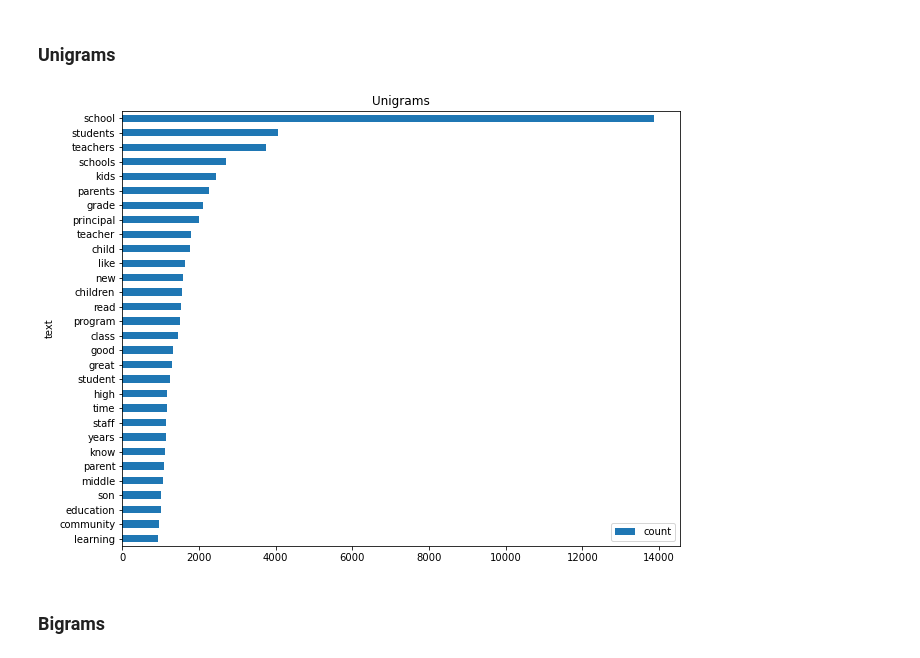
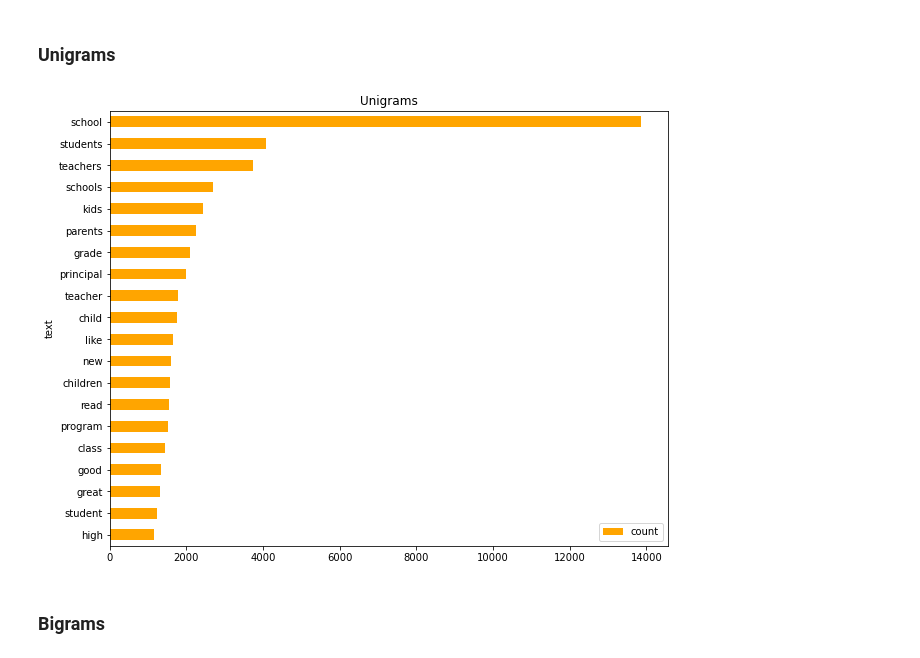
Before and after one commit to kevinmacmat/measuring_community_school_satisfaction, a Jupyter notebook: text_preprocess_eda.ipynb, the cells around one changed output. Drawn from its saved outputs; the diff is of its cells as text; code cells hidden in the pictures.

```diff
--- a/text_preprocess_eda.ipynb
+++ b/text_preprocess_eda.ipynb
@@ -1,5 +1,6 @@
 # %%
 import matplotlib.pyplot as plt
+import seaborn as sns
 from project_functions import *
 import numpy as np
 import pandas as pd
@@ -7,13 +8,14 @@ import spacy
 import textacy
 from collections import Counter
 from spacy.lang.en.stop_words import STOP_WORDS
+sns.set_style()
 %matplotlib inline
 # %% [markdown]
 ---
 # %% [markdown]
 ### Load dataframe and Spacy pipeline
 # %%
-df = pd.read_csv('sqr_comments_sentiment.csv')
+df = pd.read_csv('/csv/sqr_comments_sentiment.csv')
 # %%
 # Instantiate Spacy's english language pipeline
 # Override max length due to large length of characters in documents. Causes large memory usage.
@@ -75,12 +77,12 @@ for word in token_list:
 ### Unigrams
 # %%
 # Find most common unigrams
-tokens_frequency = Counter(filtered_tokens).most_common(30)
+tokens_frequency = Counter(filtered_tokens).most_common(20)
 tokens_df = pd.DataFrame(tokens_frequency, columns=['text', 'count'])
 # %%
-tokens_df.plot.barh(x='text', y='count', title="Unigrams", figsize=(10,8)).invert_yaxis()
+tokens_df.plot.barh(x='text', y='count', title="Unigrams", figsize=(10,8), color='orange').invert_yaxis()
 # %% [output]
-[figure, old version]
+[figure, new version]
 # %% [markdown]
 ### Bigrams
 # %% [markdown]
```
Also changed, not shown: parts of 13 cells of this notebook, 30 other files.
